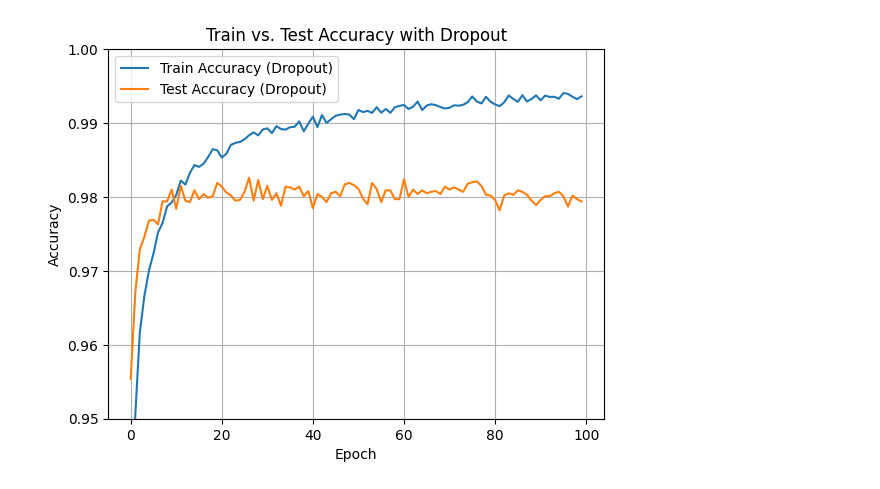
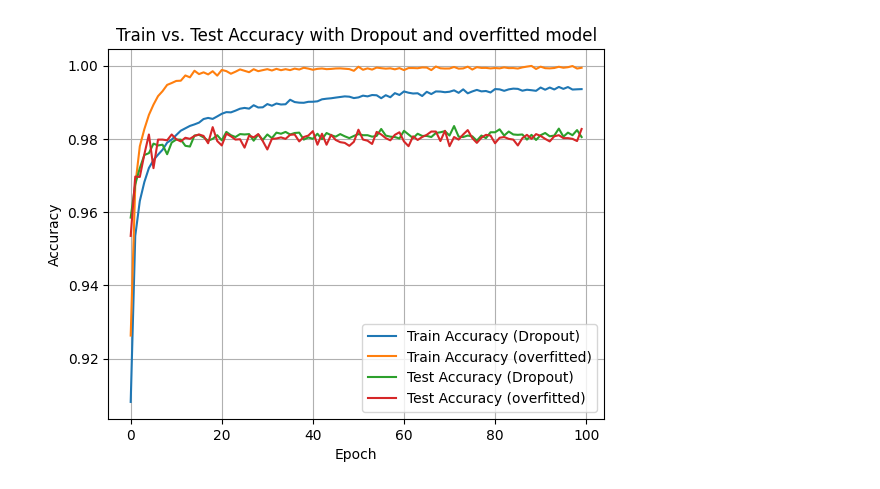
Before and after one commit to flo0512/MNIST-Digit-Classifier, a Jupyter notebook: MNIST_overfittiing_vs_dropout.ipynb, the cells around one changed output. Drawn from its saved outputs; the diff is of its cells as text; code cells hidden in the pictures.

```diff
--- a/MNIST_overfittiing_vs_dropout.ipynb
+++ b/MNIST_overfittiing_vs_dropout.ipynb
@@ -20,7 +20,7 @@ model_overfit.compile(optimizer='adam', loss='sparse_categorical_crossentropy',
 # %%
-history = model_overfit.fit(X_train, y_train, epochs=100,validation_data=(X_test, y_test))
+history_overfit = model_overfit.fit(X_train, y_train, epochs=100,validation_data=(X_test, y_test))
 test_loss, test_acc = model_overfit.evaluate(X_test, y_test)
-print('Test accuracy:', test_acc)
+print("Test accuracy:", test_acc)
 print(test_loss)
 # %% [output]
 Epoch 1/100
@@ -85,12 +73,13 @@ Test accuracy: 0.9793999791145325
 # %%
-plt.plot(history_dropout.history['accuracy'], label='Train Accuracy (Dropout)')
-plt.plot(history_dropout.history['val_accuracy'], label='Test Accuracy (Dropout)')
-plt.ylim(0.95,1)
-plt.xlabel('Epoch')
-plt.ylabel('Accuracy')
+plt.plot(history_dropout.history["accuracy"], label="Train Accuracy (Dropout)")
+plt.plot(history_overfit.history['accuracy'], label="Train Accuracy (overfitted)")
+plt.plot(history_dropout.history["val_accuracy"], label="Test Accuracy (Dropout)")
+plt.plot(history_overfit.history['val_accuracy'], label="Test Accuracy (overfitted)")
+plt.xlabel("Epoch")
+plt.ylabel("Accuracy")
 plt.legend()
-plt.title('Train vs. Test Accuracy with Dropout')
+plt.title("Train vs. Test Accuracy with Dropout and overfitted model")
 plt.grid(True)
 plt.show()
 # %% [output]
-[figure, old version]
+[figure, new version]
```
Also changed, not shown: parts of 5 cells of this notebook.
